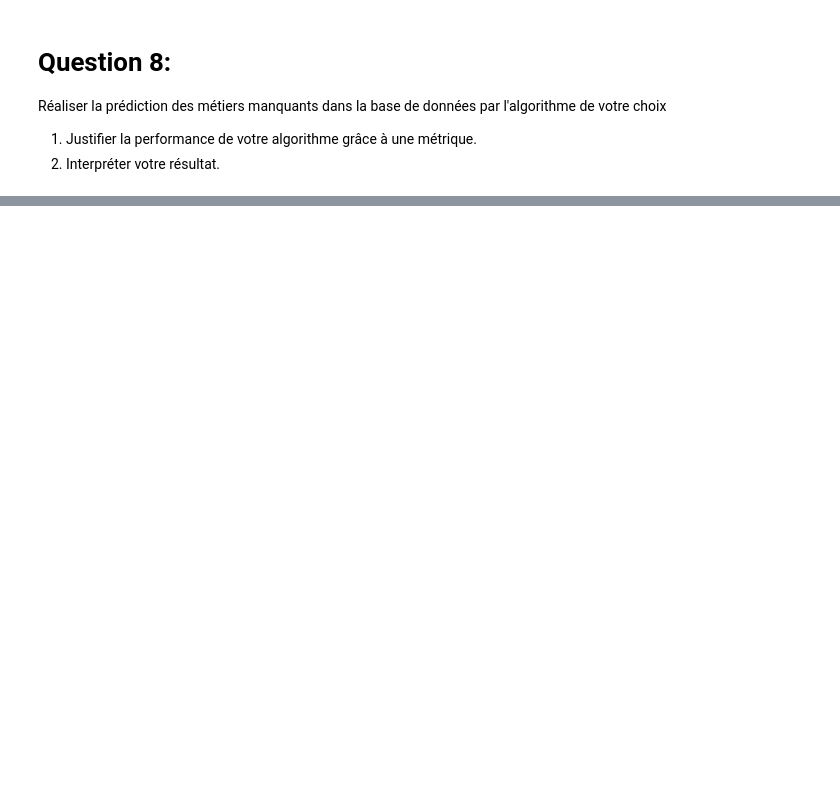
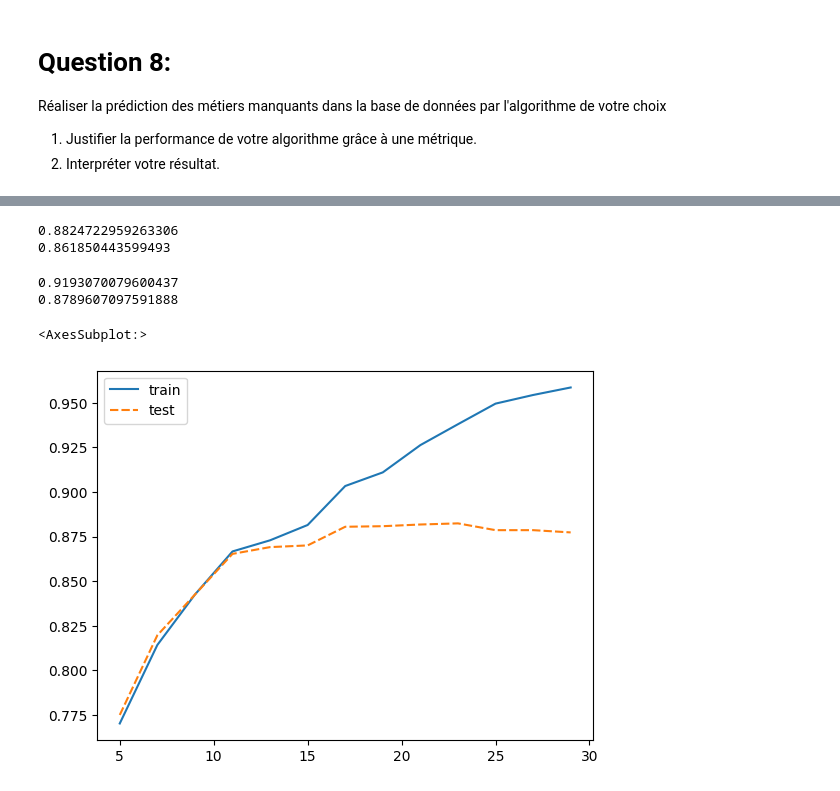
Before and after one commit to ettoreh/equancy-code-test, a Jupyter notebook: test.ipynb, the cells around one changed output, grey strips where cells are left out. Cells and saved outputs as stored; diff of their text form; code cells hidden in the pictures; blank space fills up the shorter version.

```diff
--- a/test.ipynb
+++ b/test.ipynb
@@ -407,0 +686,2 @@ Réaliser la prédiction des métiers manquants dans la base de données par l'a
+# %%
+pd.DataFrame(preproc.fit_transform(X)).astype(int).head()
@@ -407,0 +755,42 @@ Réaliser la prédiction des métiers manquants dans la base de données par l'a
+# %%
+pl = Pipeline([
+    ('preprocessor', preproc),
+    ('kmeans', KNeighborsClassifier(n_neighbors=7))
+])
+
+pl.fit(X_train, y_train)
+print(pl.score(X_train, y_train))
+print(pl.score(X_test, y_test))
+# %% [output]
+0.8824722959263306
+0.861850443599493
+# %%
+pl = Pipeline([
+    ('preprocessor', preproc),
+    ('random', RandomForestClassifier(max_depth=20))
+])
+
+pl.fit(X_train, y_train)
+print(pl.score(X_train, y_train))
+print(pl.score(X_test, y_test))
+# %% [output]
+0.9193070079600437
+0.8789607097591888
+# %%
+score = pd.DataFrame(columns=['train', 'test'])
+for depth in range(5, 30, 2):
+    pl = Pipeline([
+        ('preprocessor', preproc),
+        ('random', RandomForestClassifier(max_depth=depth))
+    ])
+
+    pl.fit(X_train, y_train)
+    score = score.append({'train': pl.score(X_train, y_train),
+                          'test': pl.score(X_test, y_test)}, ignore_index=True)
+
+score.index = range(5, 30, 2)
+# %%
+sns.lineplot(data=score)
+# %% [output]
+<AxesSubplot:>
+[figure, added]
```
Also changed, not shown: parts of 26 cells of this notebook, 1 other file.
